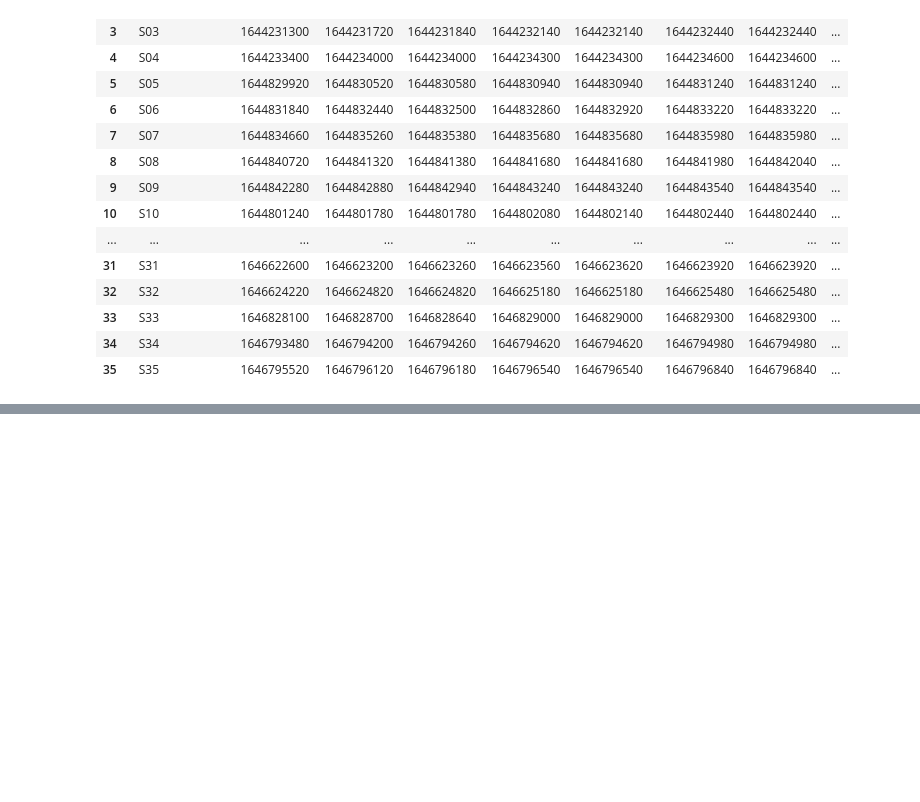
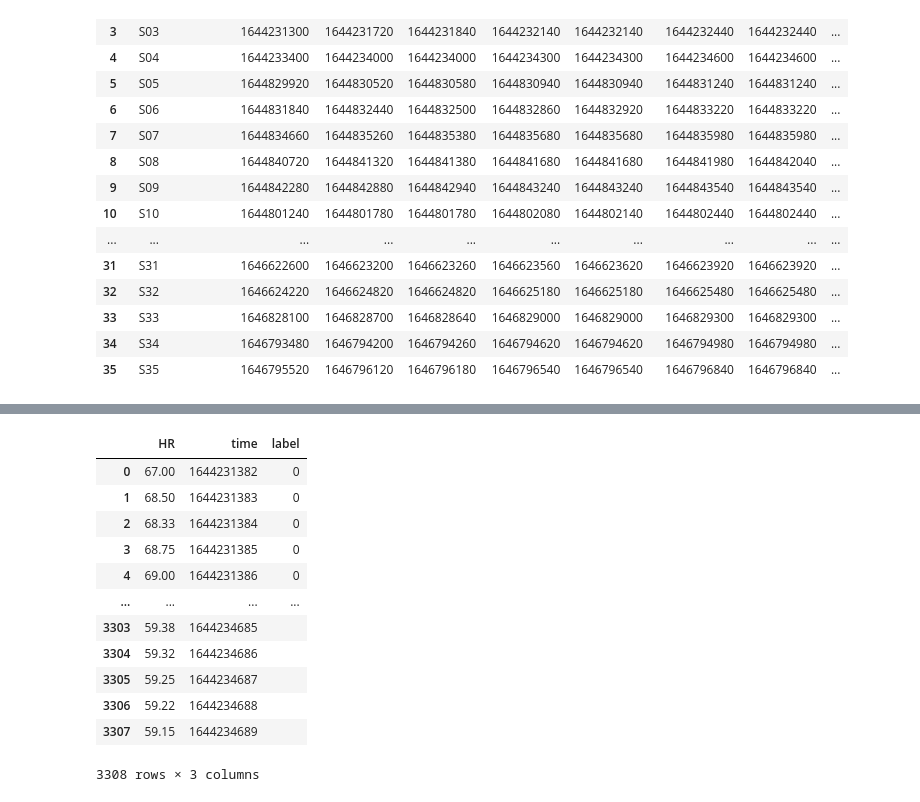
Before and after one commit to A01632681/DataScience, a Jupyter notebook: Assigment 2/AssigmentTests.ipynb, the cells around one changed output, grey strips where cells are left out. Saved outputs shown, nothing was run; the diff lists cells and outputs as text; code cells hidden in the pictures; blank space fills up the shorter version.

```diff
--- a/Assigment 2/AssigmentTests.ipynb
+++ b/Assigment 2/AssigmentTests.ipynb
@@ -245,0 +190,16 @@ df_HR
+# %%
+df_HR
+# %% [output]
+|  | HR | time | label |
+| 0 | 67.00 | 1644231382 | 0 |
+| 1 | 68.50 | 1644231383 | 0 |
+| 2 | 68.33 | 1644231384 | 0 |
+| 3 | 68.75 | 1644231385 | 0 |
+| 4 | 69.00 | 1644231386 | 0 |
+| ... | ... | ... | ... |
+| 3303 | 59.38 | 1644234685 |  |
+| 3304 | 59.32 | 1644234686 |  |
+| 3305 | 59.25 | 1644234687 |  |
+| 3306 | 59.22 | 1644234688 |  |
+| 3307 | 59.15 | 1644234689 |  |
+3308 rows × 3 columns
```
Also changed, not shown: parts of 8 cells of this notebook.
